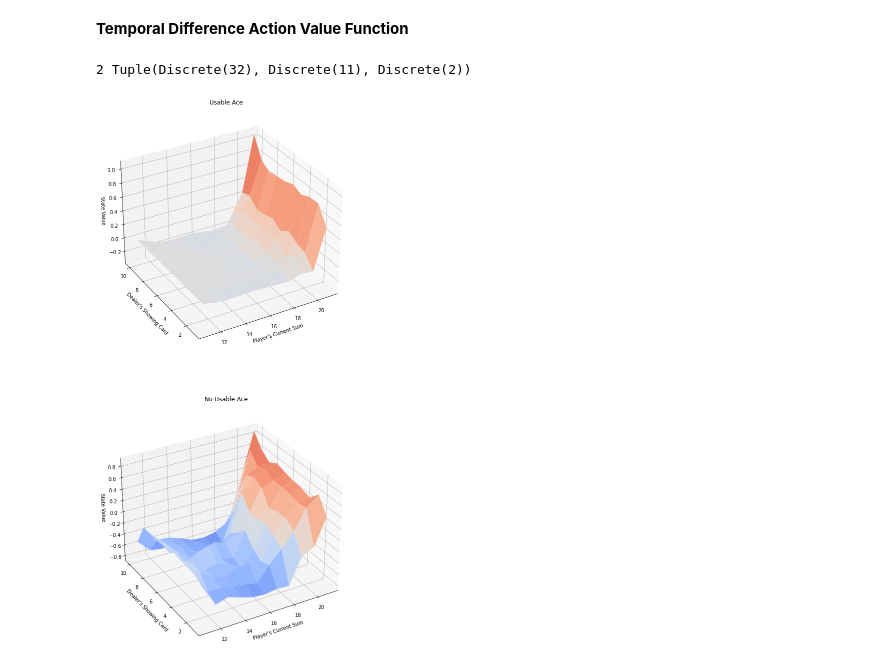
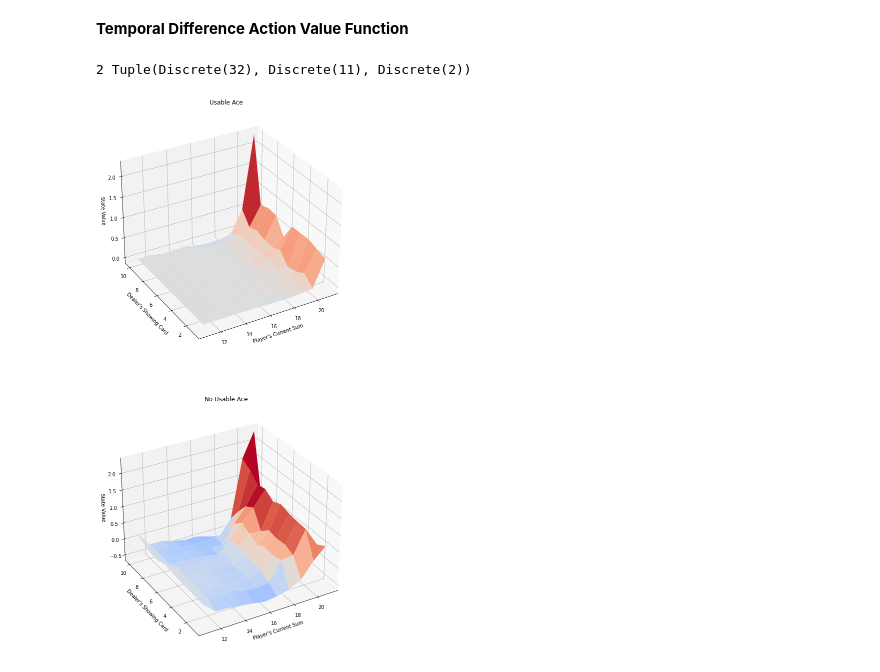
Before and after one commit to santoshkc/reinforcement_learning_tutorial, a Jupyter notebook: blackjack_agent.ipynb, the cells around one changed output. Cells and saved outputs as stored; diff of their text form; code cells hidden in the pictures.

Commit message:
eligibility trace included for backward view of value function approximation.

```diff
--- a/blackjack_agent.ipynb
+++ b/blackjack_agent.ipynb
@@ -389,6 +389,45 @@ class BlackJackAgentTemporalDifferenceBasedOnActionValue:
             current_state = next_state
             action = next_action
 
+    def update_within_episode_considering_eligibility_trace(self, epsilon = 1.0, lambda_value = 0.8):
+        eligibility_trace = defaultdict(lambda : np.zeros(self.total_actions))
+        current_state = self.environment.reset()
+        current_action = self.decide_choice(current_state, epsilon)
+
+        while True:
+            next_state, reward, is_done, _ = self.environment.step(current_action)
+            next_action = self.decide_choice(next_state, epsilon)
+
+            eligibility_trace[current_state][current_action] += 1
+
+            old_value = self.Q[current_state][current_action]
+            error_term = reward + self.gamma* self.Q[next_state][next_action] - old_value
+
+            intermediate = self.alpha*error_term
+
+            #self.Q[current_state][current_action] = old_value + intermediate
+            # beware : below update is extremely slow
+            states_to_update = self.Q.items()
+            for state,_ in states_to_update:
+                self.Q[state] += intermediate*eligibility_trace[state]
+                eligibility_trace[state] *= self.gamma *lambda_value
+                # for action in range(self.total_actions):
+                #     # during the episode, reward might only be obtained at the very end
+                #     # and previous states are also responsible for obtaining reward
+                #     # so each state during episode will have share of estimated return based on its eligibility
+                #     self.Q[state][action] = (
+                #         self.Q[state][action] + self.alpha * error_term * eligibility_trace[state][action]
+                #     )
+
+                #     # recent states will high eligibility(if visited) and eligibility decays
+                #     eligibility_trace[state][action] *= lambda_value*self.gamma
+
+            if is_done:
+                break
+            current_state = next_state
+            current_action = next_action
+
+
     @staticmethod
     def get_probability_for_action(Q_s, epsilon, num_of_actions):
         # 1 - epsilon + (epsilon/total_actions) for action having max action-value-function
@@ -405,34 +444,35 @@ class BlackJackAgentTemporalDifferenceBasedOnActionValue:
         player_sum, dealer_card, usable_ace = state
 
         probs = self.get_probability_for_action(self.Q[state], epsilon, self.total_actions)
         return np.random.choice(np.arange(self.total_actions), p = probs)
 
     def update_value_function_during_trajectory(self, current_state, current_action, reward, next_state, next_action):
 
         estimated_return = reward + self.gamma* self.Q[next_state][next_action]
 
         previous_old_value = self.Q[current_state][current_action]
 
         self.Q[current_state][current_action] = (
             previous_old_value + self.alpha*(estimated_return - previous_old_value)
         )
 
 launch_environment = gym.make(environment_name)
 print(launch_environment.action_space.n, launch_environment.observation_space)
 
 agent = BlackJackAgentTemporalDifferenceBasedOnActionValue(launch_environment)
 
 epsilon_start = 1.0
 epsilon_end = 0.05
 epsilon = epsilon_start
 epsilon_decay = 0.995
+lambda_value = 0.05
 
-for i in range(50000):
-    #epsilon = max(epsilon* epsilon_decay, epsilon_end)
-    episode = agent.update_during_episode()
+for i in range(20000):
+    epsilon = max(epsilon* epsilon_decay, epsilon_end)
+    episode = agent.update_within_episode_considering_eligibility_trace(epsilon, lambda_value)
 
 action_values = dict((state,np.max(actions) ) for state, actions in agent.Q.items())
 plot_blackjack_values(action_values)
 # %% [output]
 2 Tuple(Discrete(32), Discrete(11), Discrete(2))
-[figure, old version]
+[figure, new version]
```
Also changed, not shown: parts of 3 cells of this notebook.
